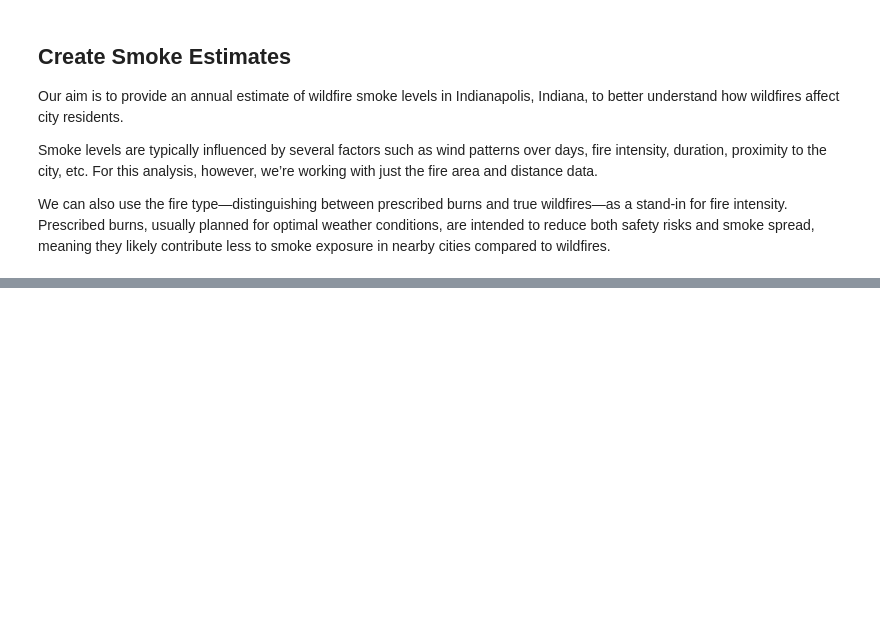
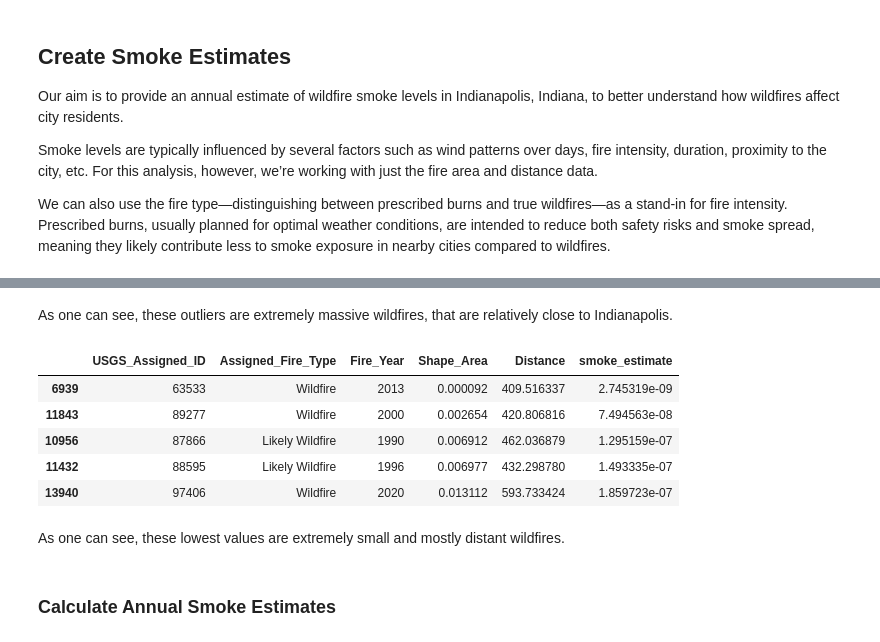
Before and after one commit to himanshunaidu/data512_project, a Jupyter notebook: wildfire_data_acquisition.ipynb, the cells around one changed output, grey strips where cells are left out. Cells and saved outputs as stored; diff of their text form; code cells hidden in the pictures; blank space fills up the shorter version.

```diff
--- a/wildfire_data_acquisition.ipynb
+++ b/wildfire_data_acquisition.ipynb
@@ -300,0 +374,17 @@ Prescribed burns, usually planned for optimal weather conditions, are intended t
+# %% [markdown]
+As one can see, these outliers are extremely massive wildfires, that are relatively close to Indianapolis.
+# %%
+# Check the smallest smoke estimates
+fire_feature_valid_subset_gdf.sort_values(by=SMOKE_ESTIMATE_COL, ascending=True)\
+    .drop(['geometry', 'Listed_Fire_Dates', 'Shape_Length'], axis=1).head(5)
+# %% [output]
+|  | USGS_Assigned_ID | Assigned_Fire_Type | Fire_Year | Shape_Area | Distance | smoke_estimate |
+| 6939 | 63533 | Wildfire | 2013 | 0.000092 | 409.516337 | 2.745319e-09 |
+| 11843 | 89277 | Wildfire | 2000 | 0.002654 | 420.806816 | 7.494563e-08 |
+| 10956 | 87866 | Likely Wildfire | 1990 | 0.006912 | 462.036879 | 1.295159e-07 |
+| 11432 | 88595 | Likely Wildfire | 1996 | 0.006977 | 432.298780 | 1.493335e-07 |
+| 13940 | 97406 | Wildfire | 2020 | 0.013112 | 593.733424 | 1.859723e-07 |
+# %% [markdown]
+As one can see, these lowest values are extremely small and mostly distant wildfires.
+# %% [markdown]
+### Calculate Annual Smoke Estimates
```
Also changed, not shown: parts of 19 cells of this notebook, 1 other file.
